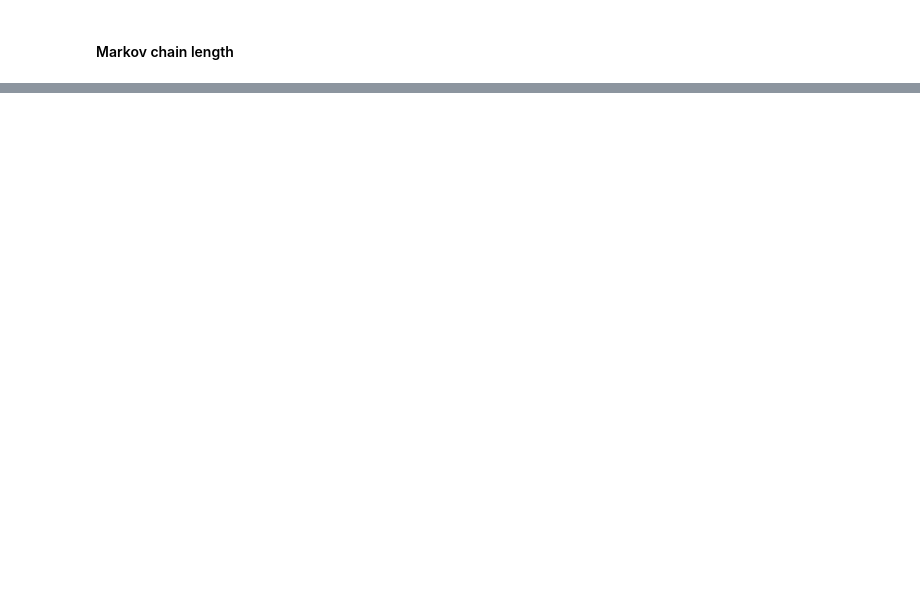
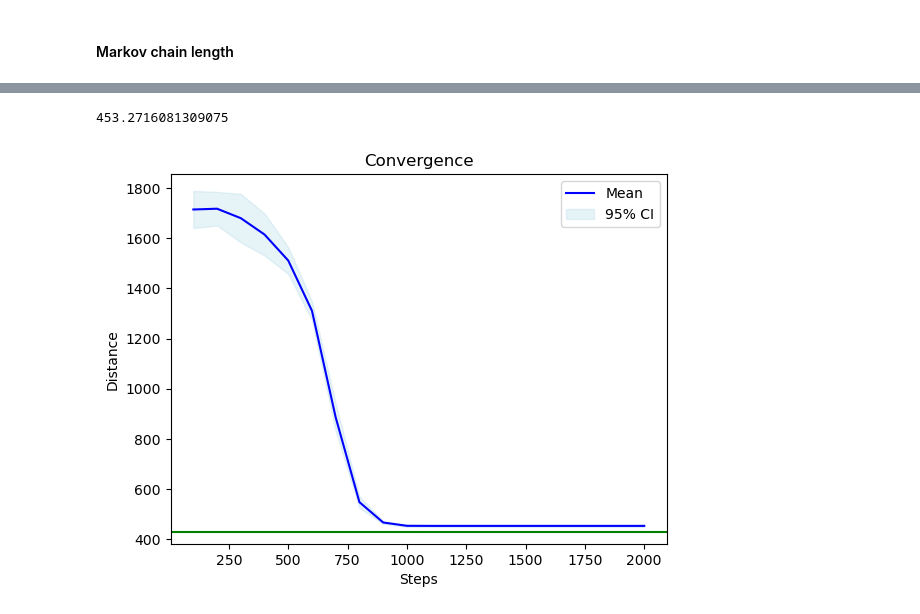
Before and after one commit to sjdronkers/StochSimThree, a Jupyter notebook: TSP.ipynb, the cells around one changed output, grey strips where cells are left out. Drawn from its saved outputs; the diff is of its cells as text; code cells hidden in the pictures; blank space fills up the shorter version.

```diff
--- a/TSP.ipynb
+++ b/TSP.ipynb
@@ -190,2 +283,11 @@ convergence_plotter(scores_list, siman.plot_steps, calculate_optimal(nodes, file
 # %% [markdown]
 #### Markov chain length
+# %%
+# Create simple TSP
+file_name = 'eil51'
+nodes, initial_list = load_data(file_name)
+copy_initial = initial_list.copy()
+temperature = 10000
+rate = 0.99
+markov_length = 200
+max_steps = 1000
@@ -191,0 +308,5 @@ convergence_plotter(scores_list, siman.plot_steps, calculate_optimal(nodes, file
+# %%
+convergence_plotter(scores_list, siman.plot_steps, calculate_optimal(nodes, file_name))
+# %% [output]
+453.2716081309075
+[figure, added]
```
Also changed, not shown: parts of 14 cells of this notebook.
